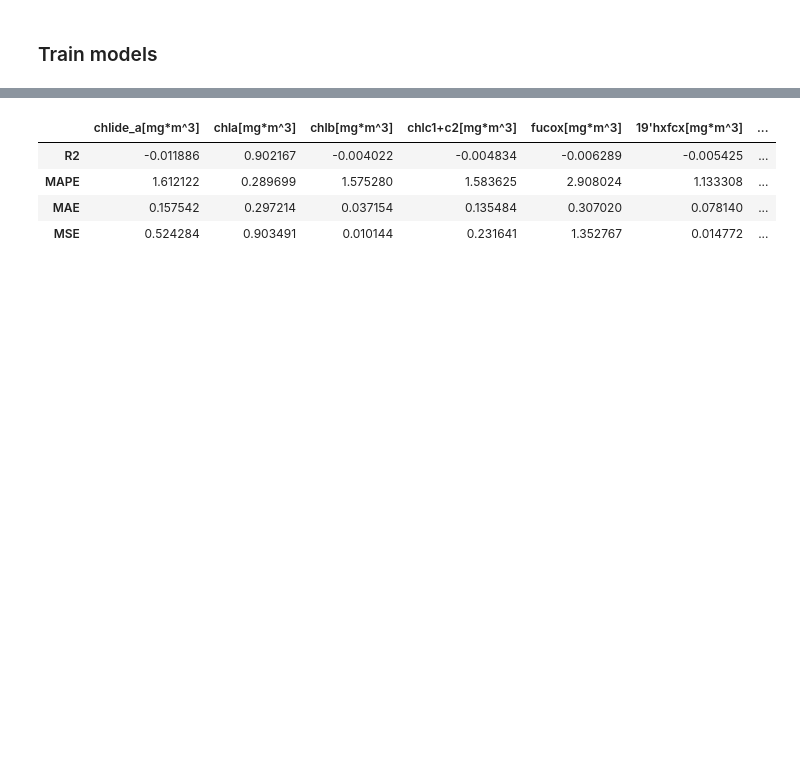
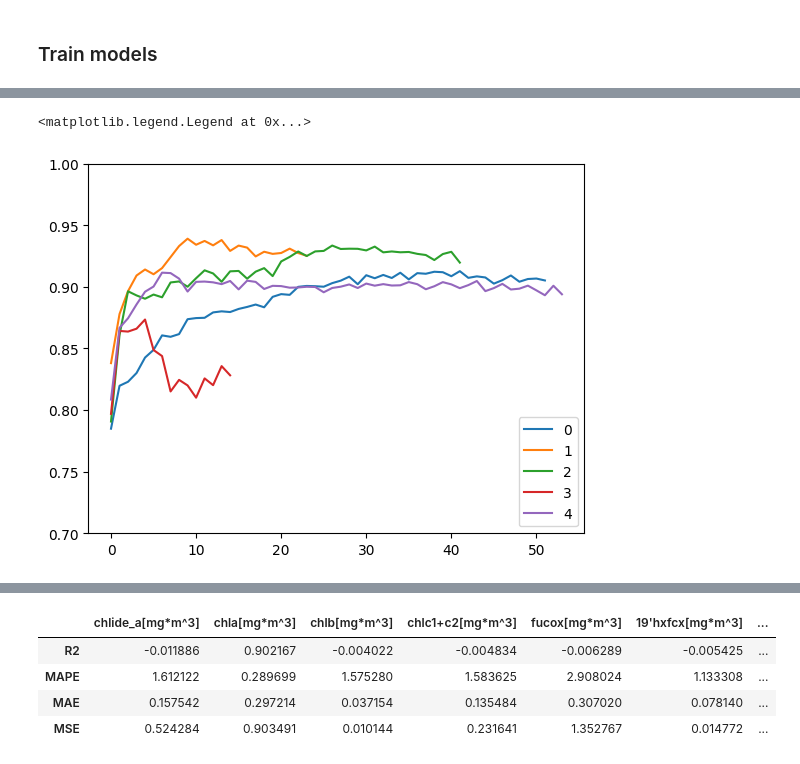
Before and after one commit to Kissyfur/pigment-retrieval-from-olci, a Jupyter notebook: notebooks/training_and_validation/training and evaluation.ipynb, the cells around one changed output, grey strips where cells are left out. Drawn from its saved outputs; the diff is of its cells as text; code cells hidden in the pictures; blank space fills up the shorter version.

```diff
--- a/notebooks/training_and_validation/training and evaluation.ipynb
+++ b/notebooks/training_and_validation/training and evaluation.ipynb
@@ -335,0 +444,10 @@ IndexError: too many indices for array: array is 1-dimensional, but 2 were index
+# %%
+import matplotlib.pyplot as plt
+for fold in range(5):
+    plt.plot(hists['chl_a_lstm_xxs'][fold].history['val_r2_score_custom'], label=fold)
+    ax = plt.gca()
+    ax.set_ylim([0.7, 1])
+plt.legend()
+# %% [output]
+<matplotlib.legend.Legend at 0x...>
+[figure, added]
```
Also changed, not shown: parts of 56 cells of this notebook.
